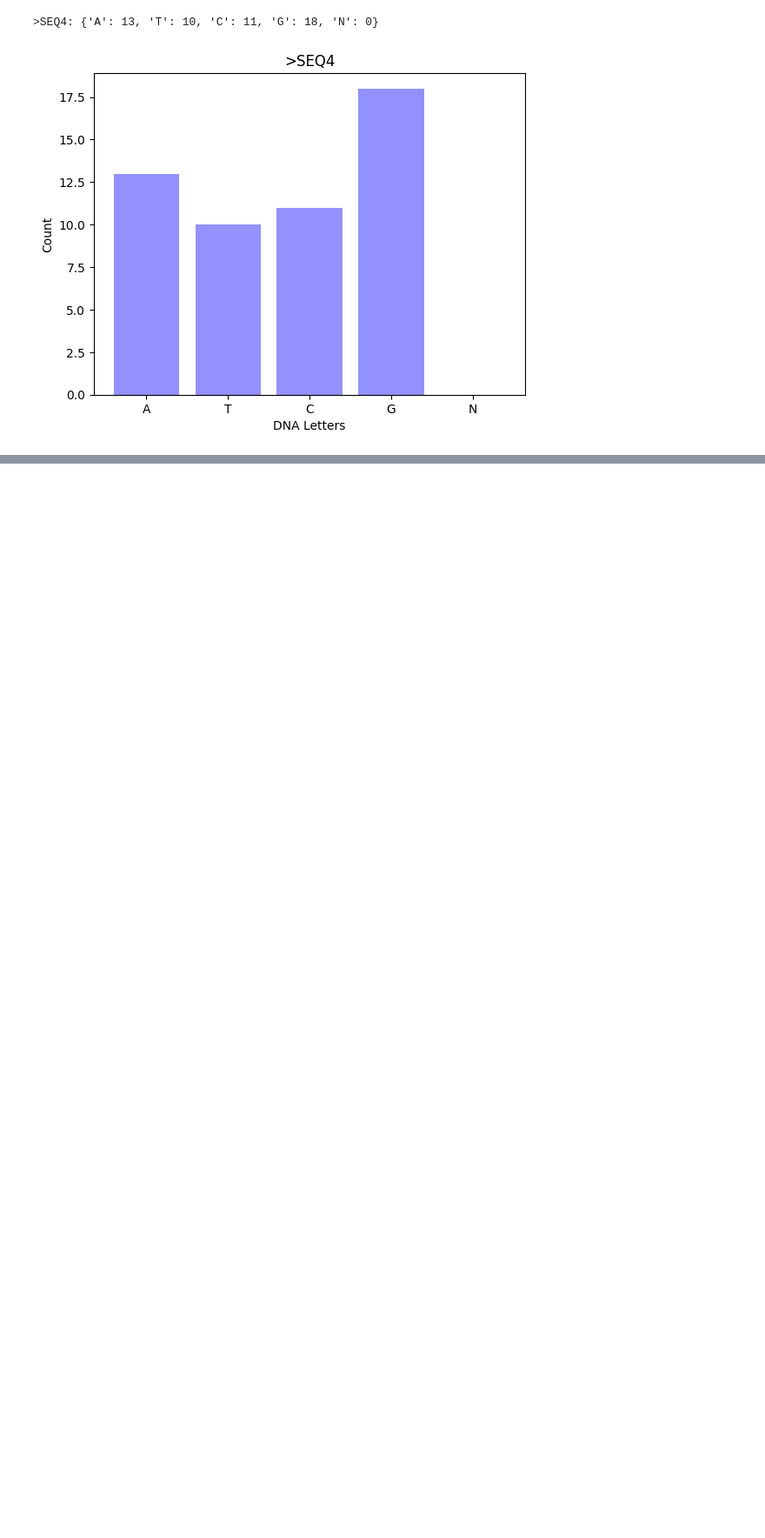
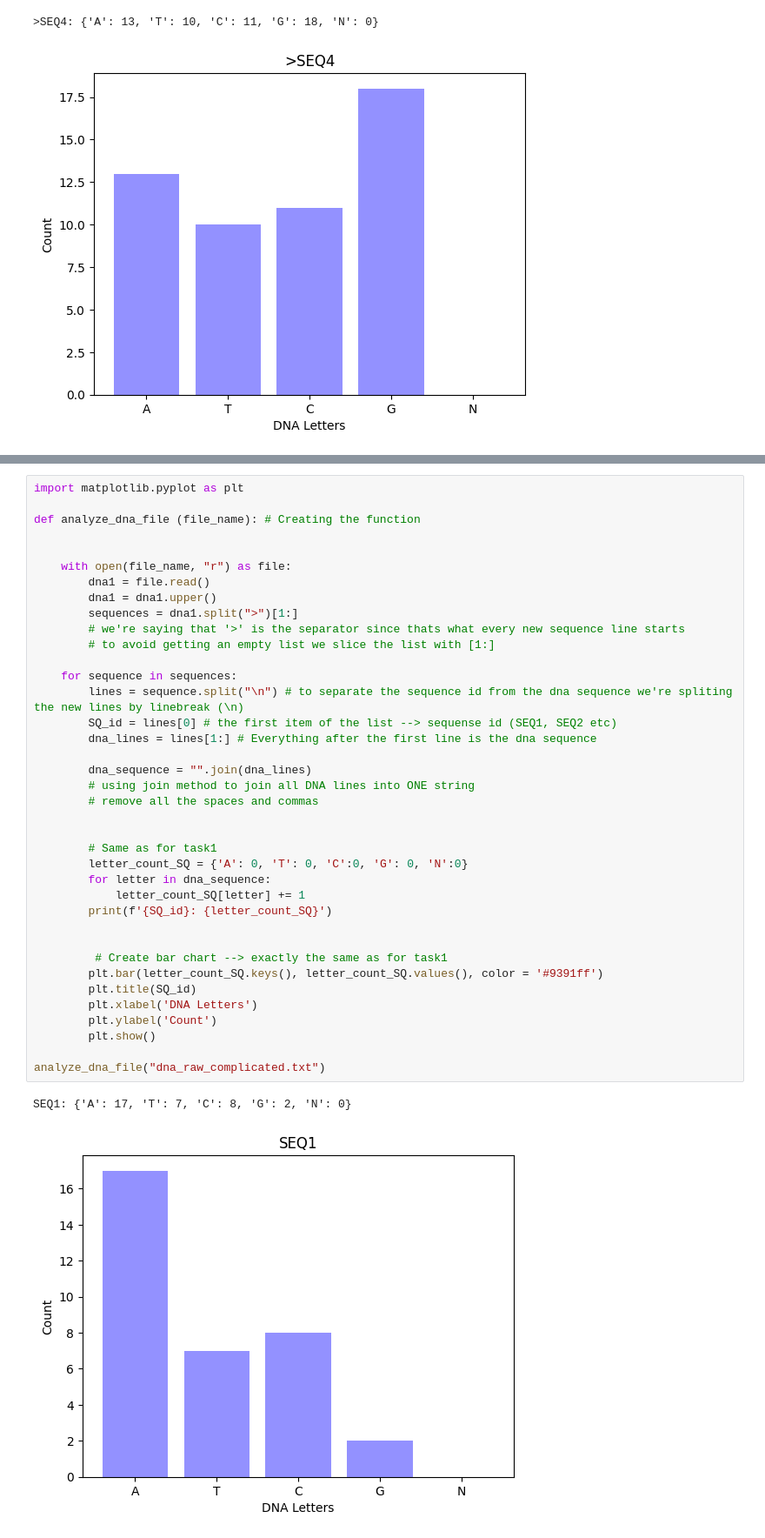
Before and after one commit to aurabyte-dev/Lab1_python-_fundamentals, a Jupyter notebook: Task_2.ipynb, the cells around one changed output, grey strips where cells are left out. Shown at 87% size. Drawn from its saved outputs; the diff is of its cells as text; blank space fills up the shorter version.

Commit message:
Finished task 2 - created a new function that works with complicated files

```diff
--- a/Task_2.ipynb
+++ b/Task_2.ipynb
@@ -46,0 +87,41 @@ analyze_dna_file("dna_raw.txt")
+# %%
+import matplotlib.pyplot as plt
+
+def analyze_dna_file (file_name): # Creating the function
+
+
+    with open(file_name, "r") as file:
+        dna1 = file.read()
+        dna1 = dna1.upper()
+        sequences = dna1.split(">")[1:]
+        # we're saying that '>' is the separator since thats what every new sequence line starts
+        # to avoid getting an empty list we slice the list with [1:]
+
+    for sequence in sequences:
+        lines = sequence.split("\n") # to separate the sequence id from the dna sequence we're spliting the new lines by linebreak (\n)
+        SQ_id = lines[0] # the first item of the list --> sequense id (SEQ1, SEQ2 etc)
+        dna_lines = lines[1:] # Everything after the first line is the dna sequence
+
+        dna_sequence = "".join(dna_lines)
+        # using join method to join all DNA lines into ONE string
+        # remove all the spaces and commas
+
+
+        # Same as for task1
+        letter_count_SQ = {'A': 0, 'T': 0, 'C':0, 'G': 0, 'N':0}
+        for letter in dna_sequence:
+            letter_count_SQ[letter] += 1
+        print(f'{SQ_id}: {letter_count_SQ}')
+
+
+         # Create bar chart --> exactly the same as for task1
+        plt.bar(letter_count_SQ.keys(), letter_count_SQ.values(), color = '#9391ff')
+        plt.title(SQ_id)
+        plt.xlabel('DNA Letters')
+        plt.ylabel('Count')
+        plt.show()
+
+analyze_dna_file("dna_raw_complicated.txt")
+# %% [output]
+SEQ1: {'A': 17, 'T': 7, 'C': 8, 'G': 2, 'N': 0}
+[figure, added]
```
Also changed, not shown: parts of 7 cells of this notebook, 2 other files.
